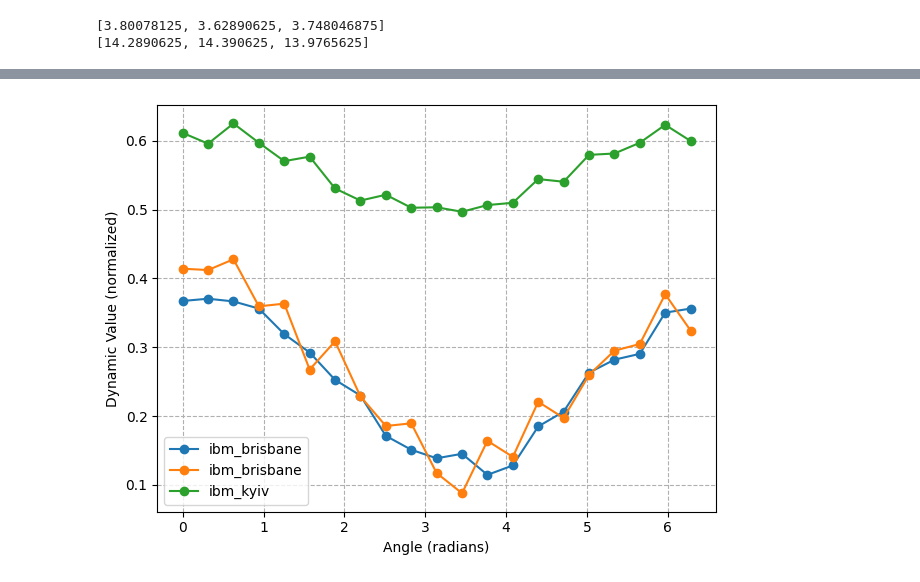
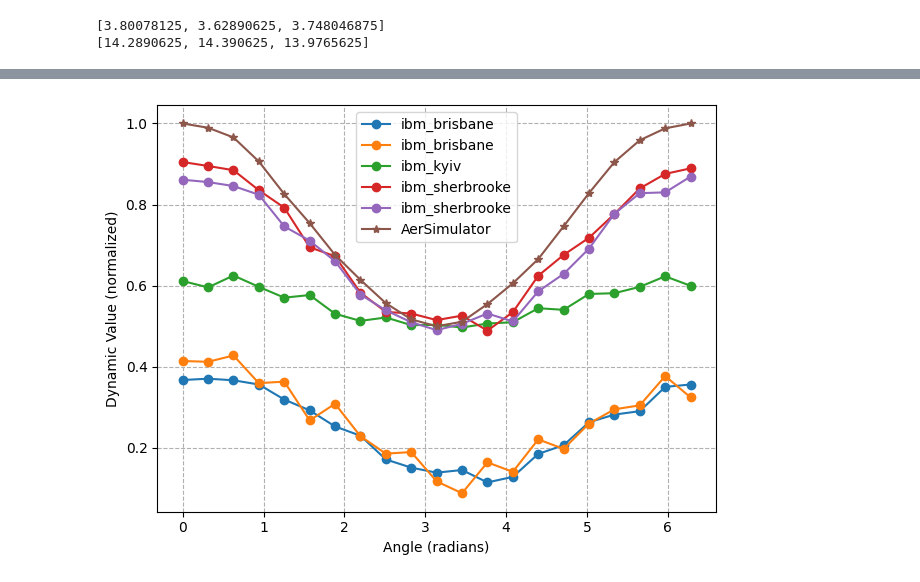
Before and after one commit to arebla/mermin-benchmarking, a Jupyter notebook: visualizations.ipynb, the cells around one changed output, grey strips where cells are left out. Drawn from its saved outputs; the diff is of its cells as text; code cells hidden in the pictures.

Commit message:
Add results for parameterized 2q dynamic circuits on ibm_sherbrooke

```diff
--- a/visualizations.ipynb
+++ b/visualizations.ipynb
@@ -82,29 +76,56 @@ plt.show()
+# %%
+def parameterized_aspect_circuit(num_qubits, backend=None, physical_qubits=[]):
+    qc = QuantumCircuit(2*num_qubits, 2*num_qubits)
+    if backend:
+        physical_qubits = physical_qubits[:num_qubits]
+    qc.compose(GHZ_state(num_qubits, backend, physical_qubits), [i for i in range(num_qubits)], inplace=True)
+
+    qc.s(0) # Relative phase |ψ> = 1/sqrt(2) * (|0...> + i |1...>)
+    qc.ry(θ,0)
+    qc.barrier()
+    for i in range(num_qubits, 2*num_qubits):
+        qc.h(i)
+        qc.measure(i, i)
+        with qc.if_test((i, 0)): #X equiv 0
+            qc.h(i - num_qubits)
+        with qc.if_test((i, 1)): #Y equiv 1
+            qc.sdg(i - num_qubits)
+            qc.h(i - num_qubits)
+        qc.measure(i - num_qubits, i - num_qubits)
+
+    return qc
+
+θ = Parameter("$\\theta$")
+angles = np.linspace(0, 2*np.pi, 21)
+
+circuit = [parameterized_aspect_circuit(num_qubits=2).assign_parameters({θ: ph}) for ph in angles]
+sampler = Sampler(mode=AerSimulator())
+results = sampler.run(circuit, shots=1024*8).result()
+aer_values = [counts2dynamicvalue([res])/2 for res in results]
 # %%
-import json
-import numpy as np
-from qiskit_ibm_runtime import RuntimeEncoder, RuntimeDecoder, QiskitRuntimeService
-
 file_paths = ["./data/ibm_brisbane-dynamic_param-2q-20250412221453.json",
-             "./data/ibm_brisbane-dynamic_param-2q-20250412213722.json",
-              "./data/ibm_kyiv-dynamic_param-2q-20250412223943.json"
+              "./data/ibm_brisbane-dynamic_param-2q-20250412213722.json",
+              "./data/ibm_kyiv-dynamic_param-2q-20250412223943.json",
+              "./data/ibm_sherbrooke-dynamic_param-2q-20250510210355.json",
+              "./data/ibm_sherbrooke-dynamic_param-2q-20250510223814.json"
              ]
-angles = np.linspace(0, 2*np.pi, 21)
 
 for file_path in file_paths:
     with open(file_path, "r") as file:
         result = json.load(file, cls=RuntimeDecoder)
 
     param_values = [counts2dynamicvalue([res])/2 for res in result]
 
     label = file_path.split("/")[-1].split("-")[0]
 
     plt.plot(angles, param_values, 'o-', label=label)
 
+plt.plot(angles, aer_values, '*-', label='AerSimulator')
 plt.xlabel("Angle (radians)")
 plt.ylabel("Dynamic Value (normalized)")
 plt.legend()
 plt.grid(True, ls='--')
 plt.tight_layout()
 plt.show()
 # %% [output]
-[figure, old version]
+[figure, new version]
```
Also changed, not shown: parts of 3 cells of this notebook, 5 other files.
